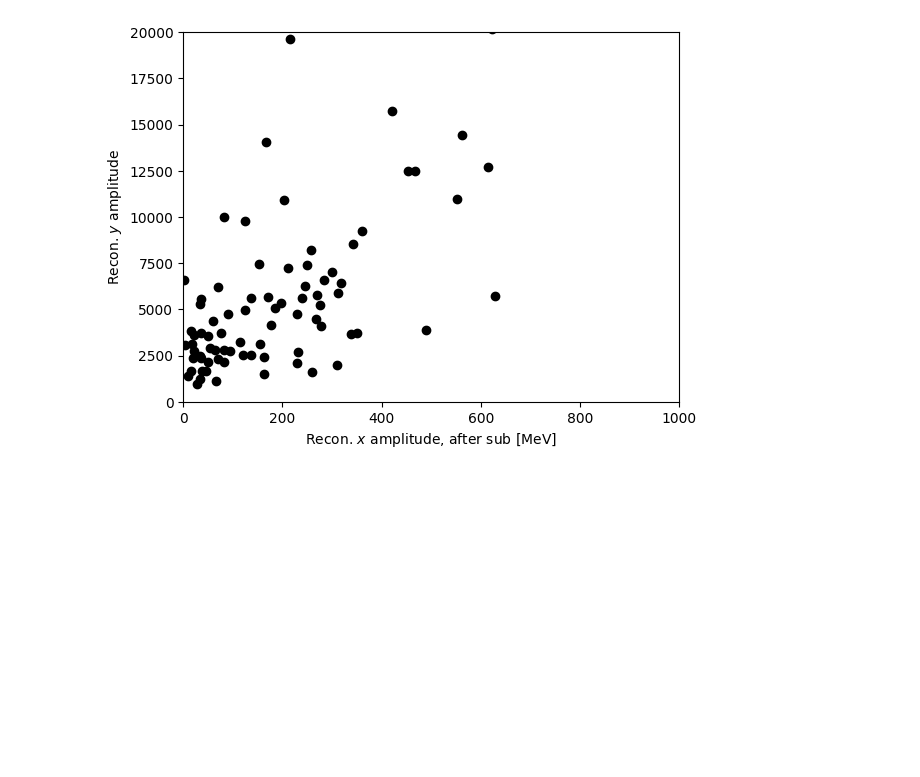
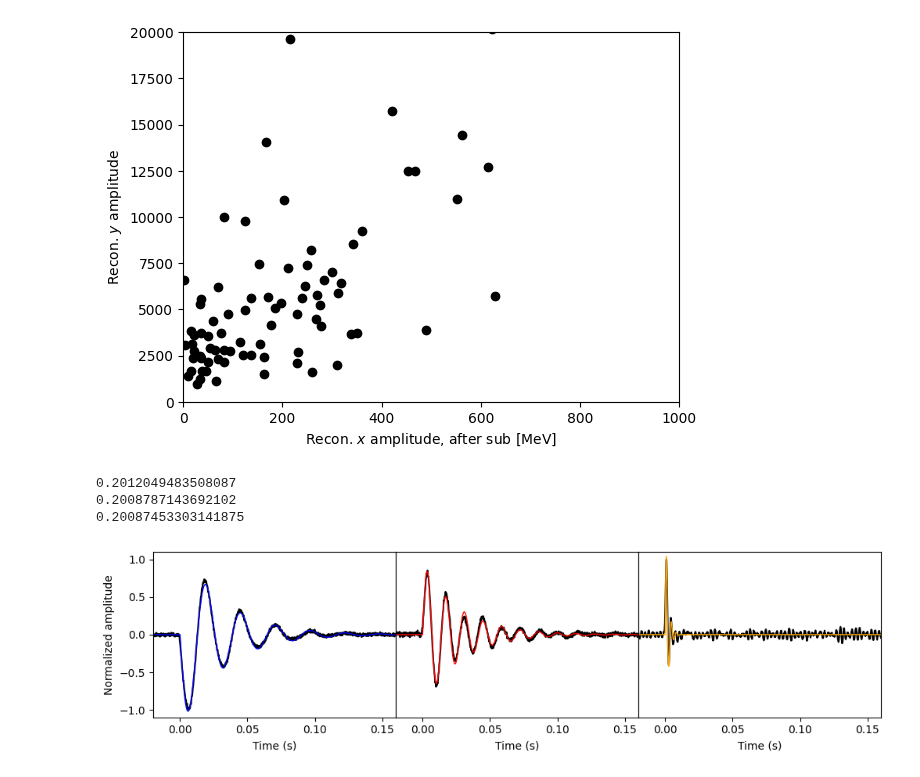
Before and after one commit to Moore-Lab/decay_analysis, a Jupyter notebook: paper_figures.ipynb, the cells around one changed output. Saved outputs shown, nothing was run; the diff lists cells and outputs as text; code cells hidden in the pictures; blank space fills up the shorter version.

Commit message:
updates to template fits

```diff
--- a/paper_figures.ipynb
+++ b/paper_figures.ipynb
@@ -732,3 +732,50 @@ plt.ylabel("Recon. $y$ amplitude")
 # %% [output]
 Text(0, 0.5, 'Recon. $y$ amplitude')
 [figure]
+# %%
+## calibration templates
+
+base_path = "/Volumes/DATA/"
+sphere_data = ["20231017/1",
+               "20231017/2",]
+
+calib_data = ["20231017/calibration_1",]
+calib_noise_path = ["20231017/calibration_1/noise",]
+
+## create list of calibration files
+calib_file_dict = {}
+coords_to_calib = ['x', 'y', 'z']
+
+for curr_path in calib_data:
+
+    for coord in coords_to_calib:
+        fpath = os.path.join(base_path, curr_path, coord, "**MeV/*.h5")
+        curr_file_list = natsorted(glob.glob(fpath, recursive=True))
+
+        for file in curr_file_list:
+            impulse_amp = bu.parse_impulse_amplitude(file)
+
+            if( coord in calib_file_dict.keys()):
+                if impulse_amp in calib_file_dict[coord].keys():
+                    calib_file_dict[coord][impulse_amp].append(file)
+                else:
+                    calib_file_dict[coord][impulse_amp] = [file,]
+            else:
+                calib_file_dict[coord] = {}
+                calib_file_dict[coord][impulse_amp] = [file,]
+# %%
+
+importlib.reload(bu)
+fit_pars_dict = {'x': [-1,2*np.pi*30,10,0.20],
+                 'y': [-1,2*np.pi*70,10,0.20],
+                 'z': [-1,2*np.pi*120,30,0.20]}
+## plot with smaller x range
+fig = bu.get_average_template_paper(calib_file_dict, make_plots=True, fit_pars=fit_pars_dict,
+                                     drive_idx=10, xrange=[-0.02, 0.16])
+
+plt.savefig("impulse_response.pdf", bbox_inches='tight')
+# %% [output]
+0.2012049483508087
+0.2008787143692102
+0.20087453303141875
+[figure, added]
```
Also changed, not shown: 1 other file.
